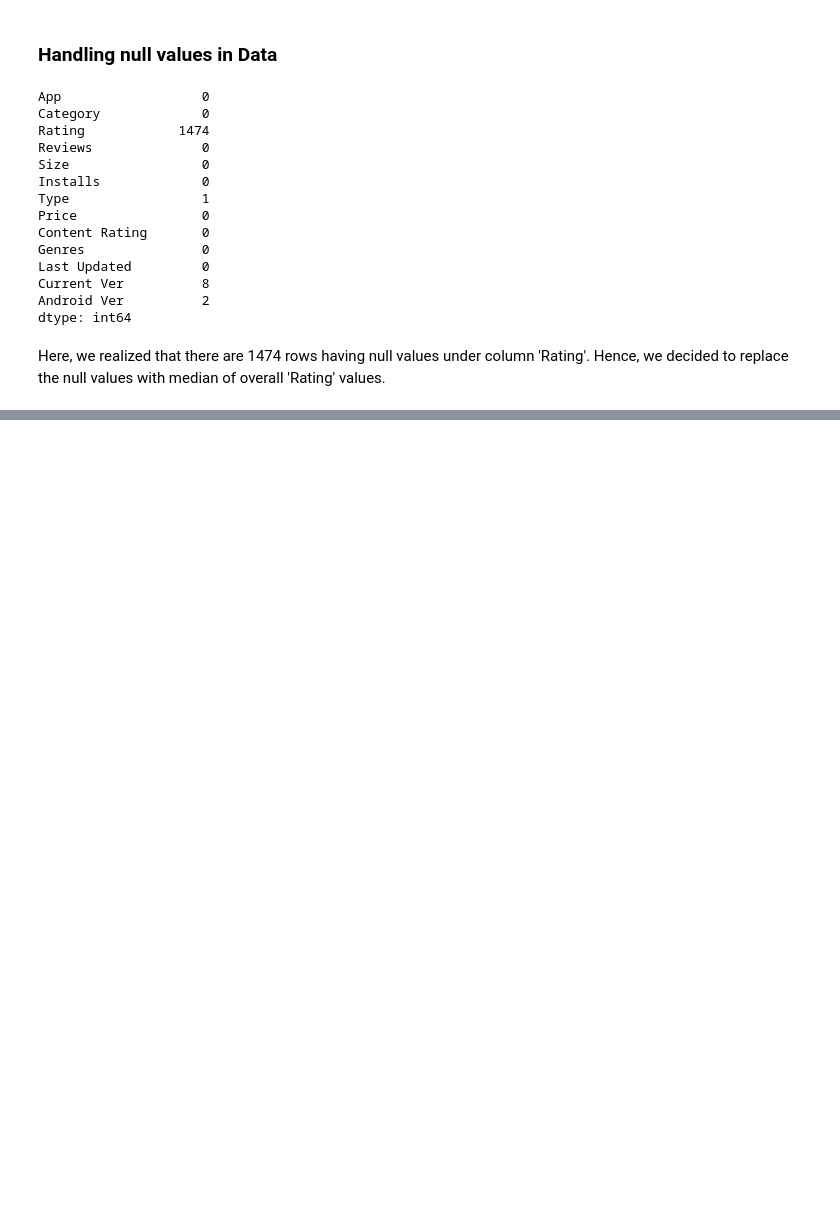
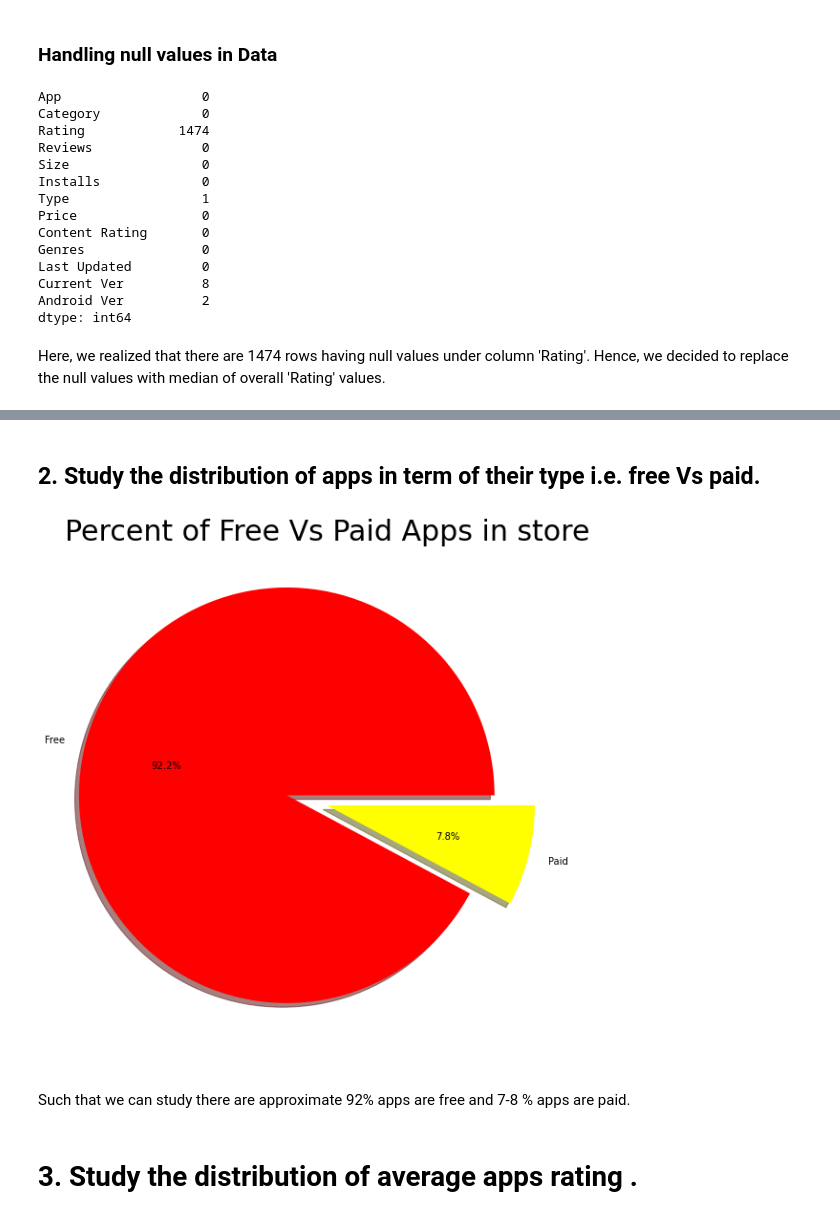
Before and after one commit to PradnyaPagar01/Play-Store-App-Review-Analysis, a Jupyter notebook: 02_Play_Store_App_Review_Analysis_Capstone_Project.ipynb, the cells around one changed output, grey strips where cells are left out. Drawn from its saved outputs; the diff is of its cells as text; code cells hidden in the pictures; blank space fills up the shorter version.

```diff
--- a/02_Play_Store_App_Review_Analysis_Capstone_Project.ipynb
+++ b/02_Play_Store_App_Review_Analysis_Capstone_Project.ipynb
@@ -293,0 +342,18 @@ playstore_df.describe()
+# %% [markdown]
+## **2. Study the distribution of apps in term of their type i.e. free Vs paid.**
+# %%
+# Visualisation of free and paid apps on playstore
+plt.figure(figsize=(10,10))
+labels = playstore_df['Type'].value_counts(sort = True).index
+sizes = playstore_df['Type'].value_counts(sort = True)
+colors = ["red","yellow"]
+explode = (0.2,0)
+plt.pie(sizes, explode=explode, labels=labels, colors=colors, autopct='%1.1f%%', shadow=True, startangle=0)
+plt.title('Percent of Free Vs Paid Apps in store',size = 30)
+plt.show()
+# %% [output]
+[figure, added]
+# %% [markdown]
+Such that we can study there are approximate 92% apps are free and 7-8 % apps are paid.
+# %% [markdown]
+# **3. Study the distribution of average apps rating .**
```
Also changed, not shown: parts of 29 cells of this notebook.
